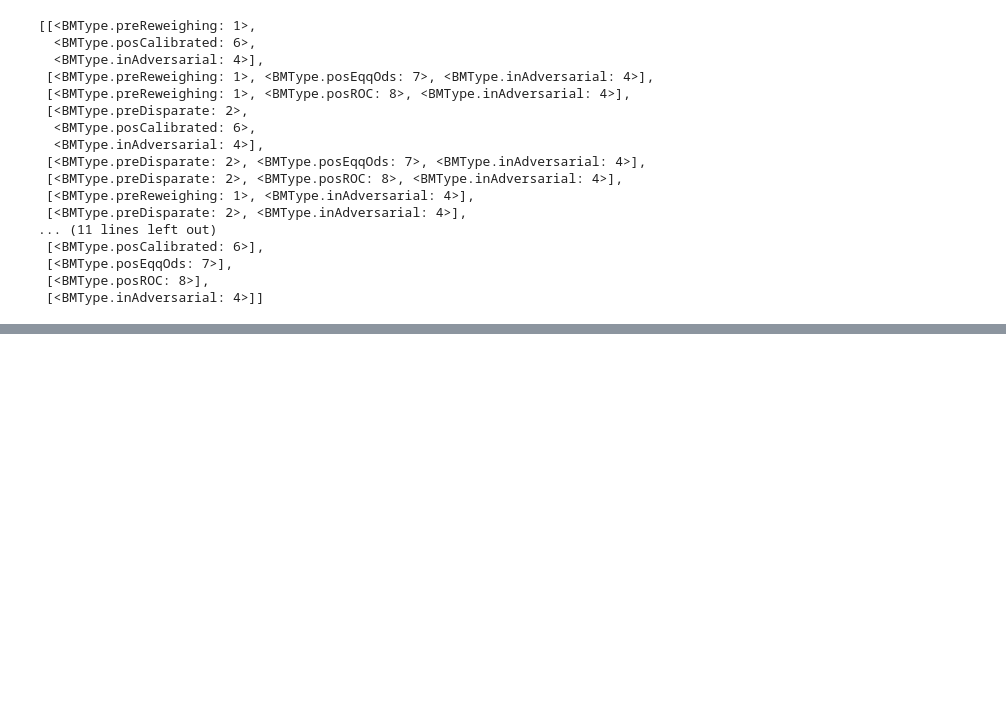
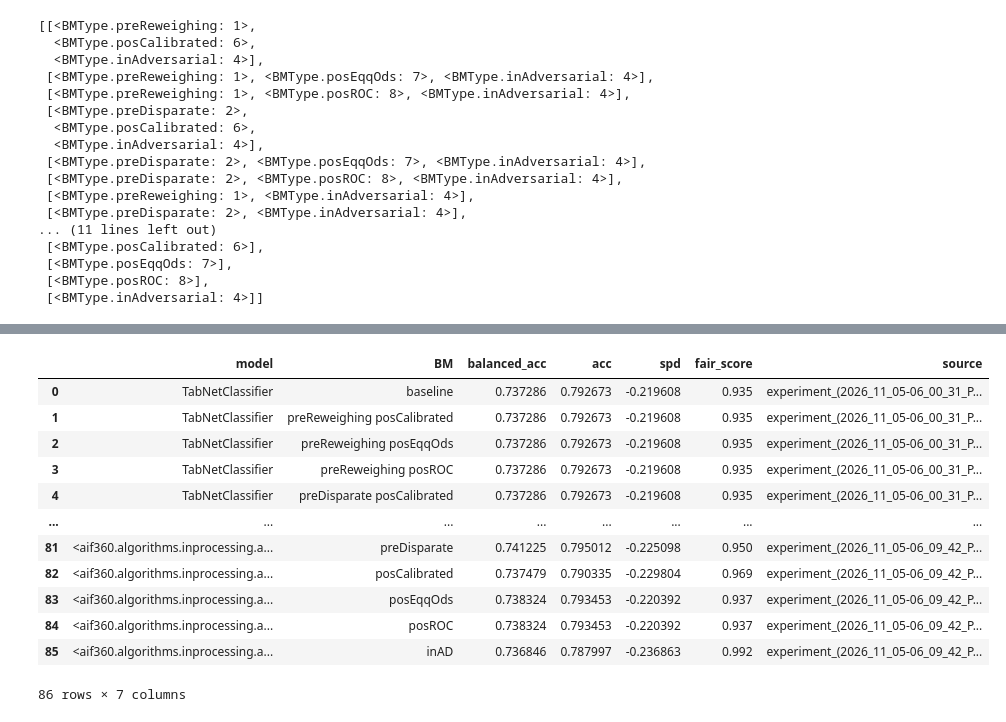
Before and after one commit to enemy537/callmefair, a Jupyter notebook: examples/notebooks/HFGSearch_usage_example.ipynb, the cells around one changed output, grey strips where cells are left out. Drawn from its saved outputs; the diff is of its cells as text; code cells hidden in the pictures; blank space fills up the shorter version.

```diff
--- a/examples/notebooks/HFGSearch_usage_example.ipynb
+++ b/examples/notebooks/HFGSearch_usage_example.ipynb
@@ -1,15 +1,18 @@
 # %%
+import os
 import sys
-sys.path.append("../")
+sys.path.append("../../")
 from callmefair.util.fair_util import BMInterface
 from callmefair.mitigation.fair_grid import BMGridSearch
 from callmefair.mitigation.fair_bm import BMType
 import pandas as pd
+import time
+T0 = time.time()  # only grid-search logs written after this point are reported at the end
 
-import mkl
-mkl.set_num_threads(5)
+# (the original `import mkl; mkl.set_num_threads(5)` is Intel-only and was removed)
+N_THREADS = min(8, os.cpu_count() or 1)
 
-df = pd.read_csv('./data/wids_pre/wids.csv')
+df = pd.read_csv('../data/wids_pre/wids.csv')
 
 # Defining the name of the label column
 label_name = 'DiagPeriodL90D'
@@ -487,0 +194,21 @@ epoch 49; iter: 0; batch classifier loss: 0.303774
+# %%
+# Show what the grid searches logged (one CSV per run_single_sensitive call under ./results)
+import glob
+frames = [pd.read_csv(f, index_col=0).assign(source=os.path.basename(f)) for f in [f for f in sorted(glob.glob('results/experiment_*.csv'), key=os.path.getmtime) if os.path.getmtime(f) >= T0]]
+logged = pd.concat(frames, ignore_index=True)
+logged = logged[logged.model != 'model']
+logged[['model','BM','balanced_acc','acc','spd','fair_score','source']]
+# %% [output]
+|  | model | BM | balanced_acc | acc | spd | fair_score | source |
+| 0 | TabNetClassifier | baseline | 0.737286 | 0.792673 | -0.219608 | 0.935 | experiment_(2026_11_05-06_00_31_P... |
+| 1 | TabNetClassifier | preReweighing posCalibrated | 0.737286 | 0.792673 | -0.219608 | 0.935 | experiment_(2026_11_05-06_00_31_P... |
+| 2 | TabNetClassifier | preReweighing posEqqOds | 0.737286 | 0.792673 | -0.219608 | 0.935 | experiment_(2026_11_05-06_00_31_P... |
+| 3 | TabNetClassifier | preReweighing posROC | 0.737286 | 0.792673 | -0.219608 | 0.935 | experiment_(2026_11_05-06_00_31_P... |
+| 4 | TabNetClassifier | preDisparate posCalibrated | 0.737286 | 0.792673 | -0.219608 | 0.935 | experiment_(2026_11_05-06_00_31_P... |
+| ... | ... | ... | ... | ... | ... | ... | ... |
+| 81 | <aif360.algorithms.inprocessing.a... | preDisparate | 0.741225 | 0.795012 | -0.225098 | 0.950 | experiment_(2026_11_05-06_09_42_P... |
+| 82 | <aif360.algorithms.inprocessing.a... | posCalibrated | 0.737479 | 0.790335 | -0.229804 | 0.969 | experiment_(2026_11_05-06_09_42_P... |
+| 83 | <aif360.algorithms.inprocessing.a... | posEqqOds | 0.738324 | 0.793453 | -0.220392 | 0.937 | experiment_(2026_11_05-06_09_42_P... |
+| 84 | <aif360.algorithms.inprocessing.a... | posROC | 0.738324 | 0.793453 | -0.220392 | 0.937 | experiment_(2026_11_05-06_09_42_P... |
+| 85 | <aif360.algorithms.inprocessing.a... | inAD | 0.736846 | 0.787997 | -0.236863 | 0.992 | experiment_(2026_11_05-06_09_42_P... |
+86 rows × 7 columns
```
Also changed, not shown: parts of 5 cells of this notebook, 20 other files.
